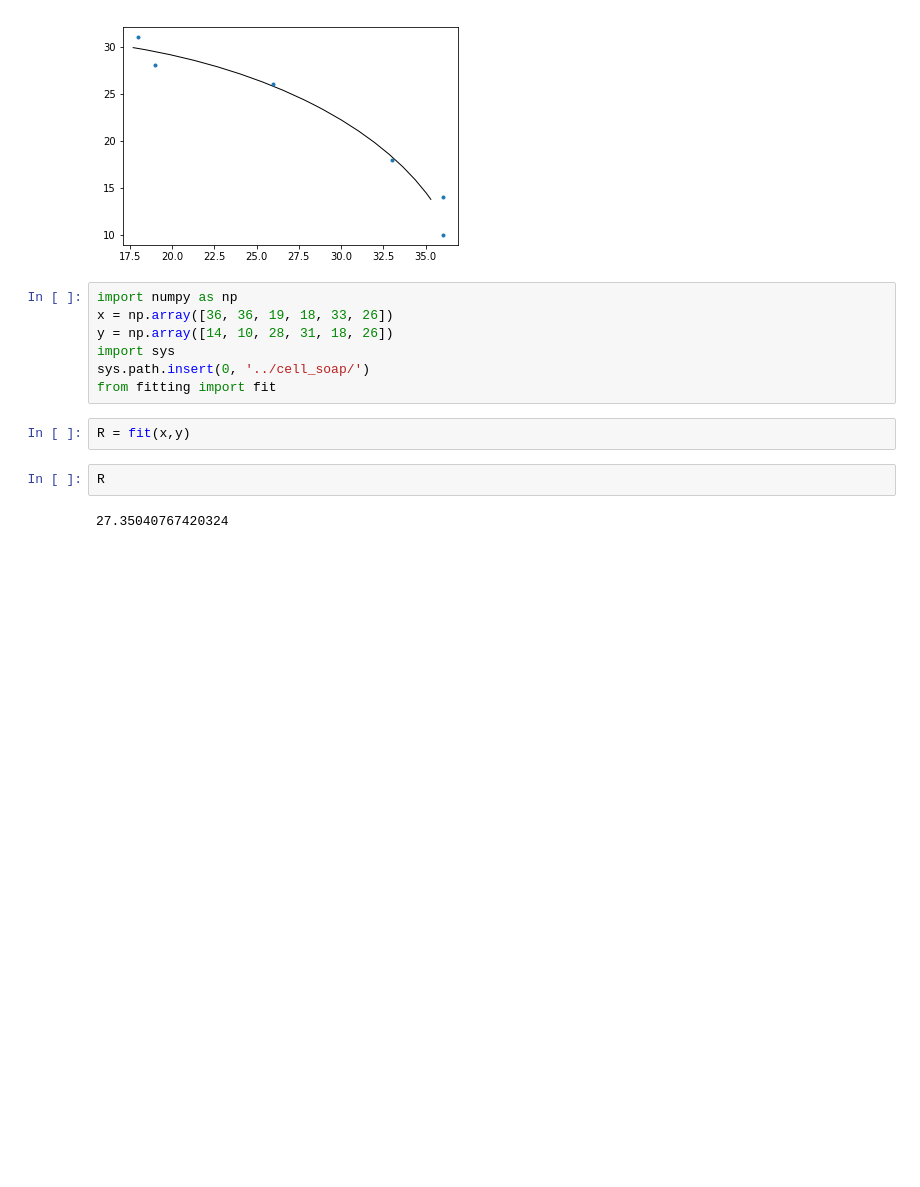
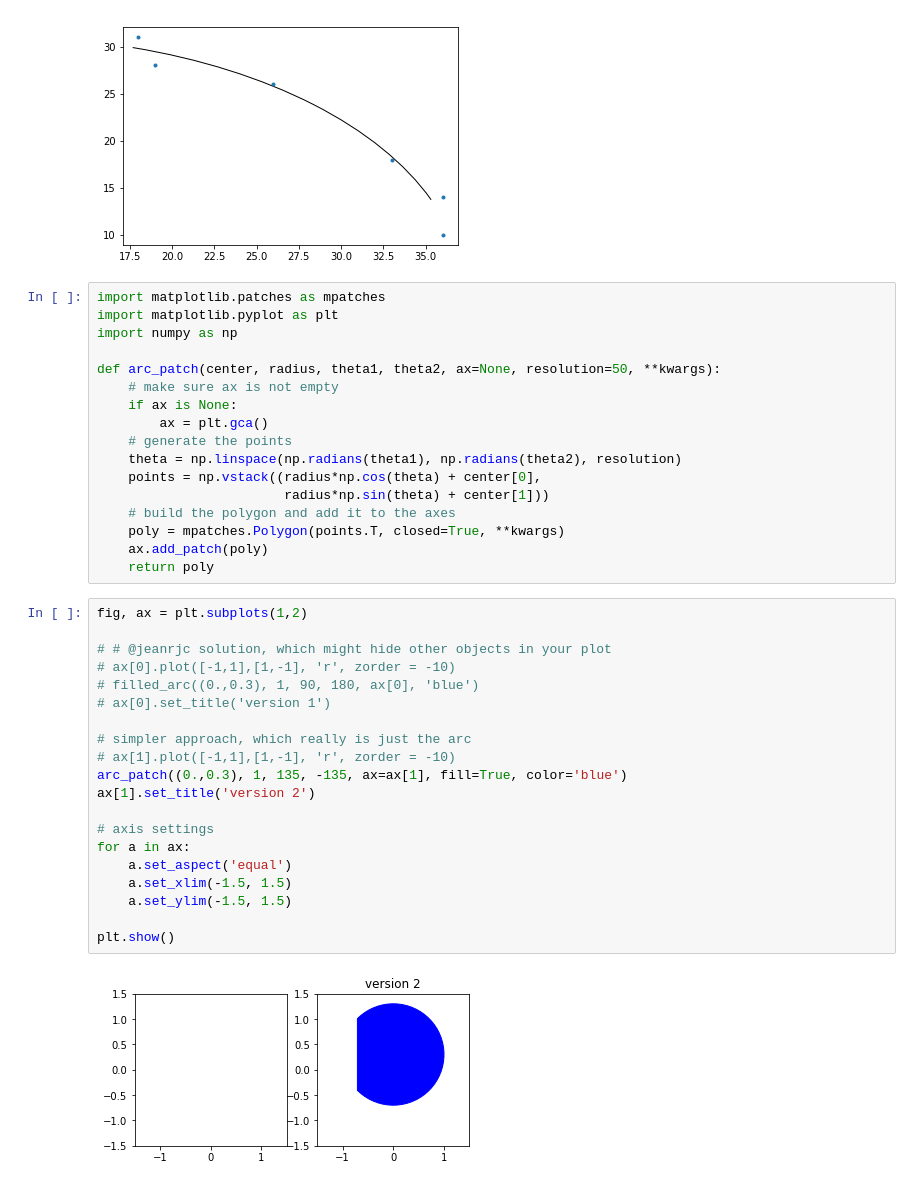
Before and after one commit to AllenCellModeling/DLITE, a Jupyter notebook: notebooks/Z01 load test1.ipynb, the cells around one changed output. Saved outputs shown, nothing was run; the diff lists cells and outputs as text; blank space fills up the shorter version.

```diff
--- a/notebooks/Z01 load test1.ipynb
+++ b/notebooks/Z01 load test1.ipynb
@@ -605,16 +618,42 @@ ax.add_patch(patch)
 plt.show()
 # %% [output]
 [figure]
-# %%
-import numpy as np
-x = np.array([36, 36, 19, 18, 33, 26])
-y = np.array([14, 10, 28, 31, 18, 26])
-import sys
-sys.path.insert(0, '../cell_soap/')
-from fitting import fit
-# %%
-R = fit(x,y)
-# %%
-R
-# %% [output]
-27.35040767420324
+# %%
+import matplotlib.patches as mpatches
+import matplotlib.pyplot as plt
+import numpy as np
+
+def arc_patch(center, radius, theta1, theta2, ax=None, resolution=50, **kwargs):
+    # make sure ax is not empty
+    if ax is None:
+        ax = plt.gca()
+    # generate the points
+    theta = np.linspace(np.radians(theta1), np.radians(theta2), resolution)
+    points = np.vstack((radius*np.cos(theta) + center[0],
+                        radius*np.sin(theta) + center[1]))
+    # build the polygon and add it to the axes
+    poly = mpatches.Polygon(points.T, closed=True, **kwargs)
+    ax.add_patch(poly)
+    return poly
+# %%
+fig, ax = plt.subplots(1,2)
+
+# # @jeanrjc solution, which might hide other objects in your plot
+# ax[0].plot([-1,1],[1,-1], 'r', zorder = -10)
+# filled_arc((0.,0.3), 1, 90, 180, ax[0], 'blue')
+# ax[0].set_title('version 1')
+
+# simpler approach, which really is just the arc
+# ax[1].plot([-1,1],[1,-1], 'r', zorder = -10)
+arc_patch((0.,0.3), 1, 135, -135, ax=ax[1], fill=True, color='blue')
+ax[1].set_title('version 2')
+
+# axis settings
+for a in ax:
+    a.set_aspect('equal')
+    a.set_xlim(-1.5, 1.5)
+    a.set_ylim(-1.5, 1.5)
+
+plt.show()
+# %% [output]
+[figure, added]
```
Also changed, not shown: parts of 57 cells of this notebook, 5 other files.
